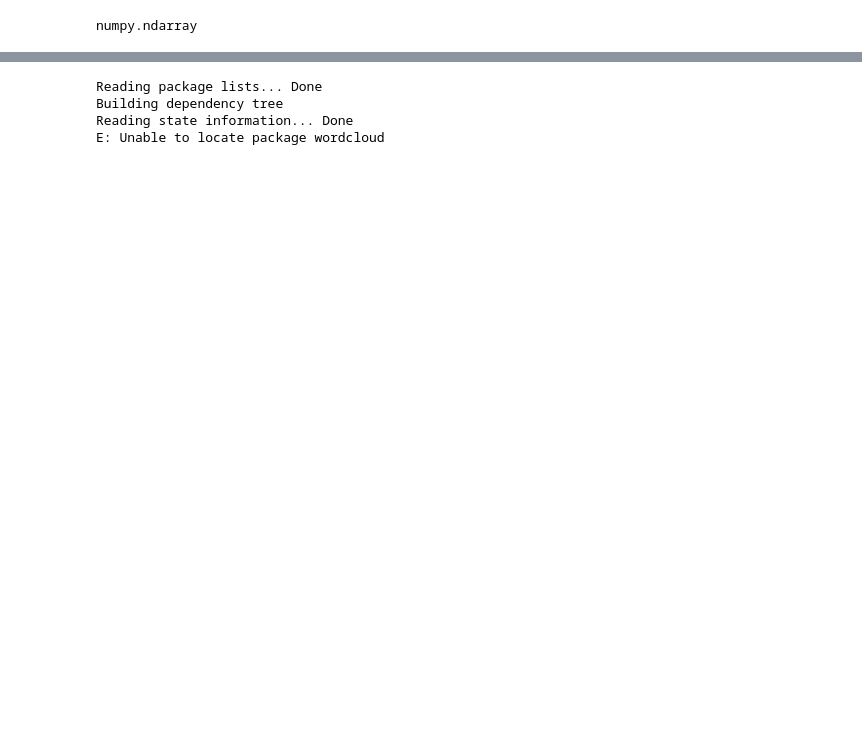
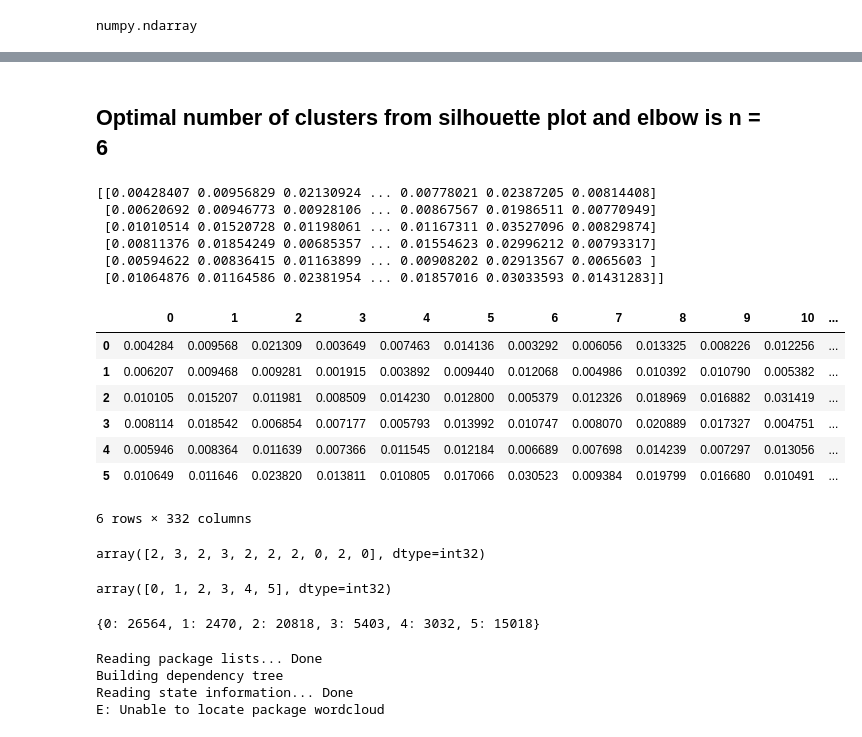
Before and after one commit to priyanships31/Company_Classification, a Jupyter notebook: Company_Classification.ipynb, the cells around one changed output, grey strips where cells are left out. Saved outputs shown, nothing was run; the diff lists cells and outputs as text; code cells hidden in the pictures; blank space fills up the shorter version.

```diff
--- a/Company_Classification.ipynb
+++ b/Company_Classification.ipynb
@@ -405,0 +373,15 @@ For n_clusters = 11 The average silhouette_score is : 0.4052646
+# %% [markdown]
+## Optimal number of clusters from silhouette plot and elbow is n = 6
+# %%
+kmeans = KMeans(n_clusters=6).fit(array)
+centroids = kmeans.cluster_centers_
+# print(centroids)
+# %%
+print(centroids)
+# %% [output]
+[[0.00428407 0.00956829 0.02130924 ... 0.00778021 0.02387205 0.00814408]
+ [0.00620692 0.00946773 0.00928106 ... 0.00867567 0.01986511 0.00770949]
+ [0.01010514 0.01520728 0.01198061 ... 0.01167311 0.03527096 0.00829874]
+ [0.00811376 0.01854249 0.00685357 ... 0.01554623 0.02996212 0.00793317]
+ [0.00594622 0.00836415 0.01163899 ... 0.00908202 0.02913567 0.0065603 ]
+ [0.01064876 0.01164586 0.02381954 ... 0.01857016 0.03033593 0.01431283]]
@@ -405,0 +390,17 @@ For n_clusters = 11 The average silhouette_score is : 0.4052646
+# %%
+centroids = pd.DataFrame(centroids)
+# %%
+centroids
+# %% [output]
+|  | 0 | 1 | 2 | 3 | 4 | 5 | 6 | 7 | 8 | 9 | 10 | ... |
+| 0 | 0.004284 | 0.009568 | 0.021309 | 0.003649 | 0.007463 | 0.014136 | 0.003292 | 0.006056 | 0.013325 | 0.008226 | 0.012256 | ... |
+| 1 | 0.006207 | 0.009468 | 0.009281 | 0.001915 | 0.003892 | 0.009440 | 0.012068 | 0.004986 | 0.010392 | 0.010790 | 0.005382 | ... |
+| 2 | 0.010105 | 0.015207 | 0.011981 | 0.008509 | 0.014230 | 0.012800 | 0.005379 | 0.012326 | 0.018969 | 0.016882 | 0.031419 | ... |
+| 3 | 0.008114 | 0.018542 | 0.006854 | 0.007177 | 0.005793 | 0.013992 | 0.010747 | 0.008070 | 0.020889 | 0.017327 | 0.004751 | ... |
+| 4 | 0.005946 | 0.008364 | 0.011639 | 0.007366 | 0.011545 | 0.012184 | 0.006689 | 0.007698 | 0.014239 | 0.007297 | 0.013056 | ... |
+| 5 | 0.010649 | 0.011646 | 0.023820 | 0.013811 | 0.010805 | 0.017066 | 0.030523 | 0.009384 | 0.019799 | 0.016680 | 0.010491 | ... |
+6 rows × 332 columns
+# %%
+kmeans.labels_[:10]
+# %% [output]
+array([2, 3, 2, 3, 2, 2, 2, 0, 2, 0], dtype=int32)
@@ -405,0 +409,9 @@ For n_clusters = 11 The average silhouette_score is : 0.4052646
+# %%
+unique
+# %% [output]
+array([0, 1, 2, 3, 4, 5], dtype=int32)
+# %%
+dict_data = dict(zip(unique, counts))
+dict_data
+# %% [output]
+{0: 26564, 1: 2470, 2: 20818, 3: 5403, 4: 3032, 5: 15018}
```
Also changed, not shown: parts of 56 cells of this notebook.
